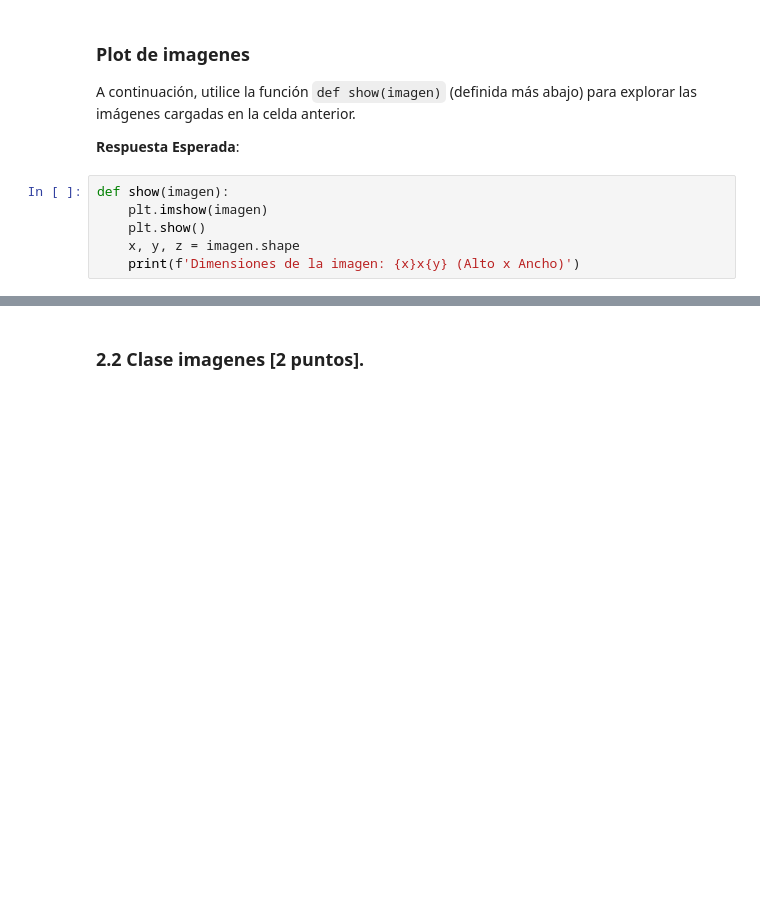
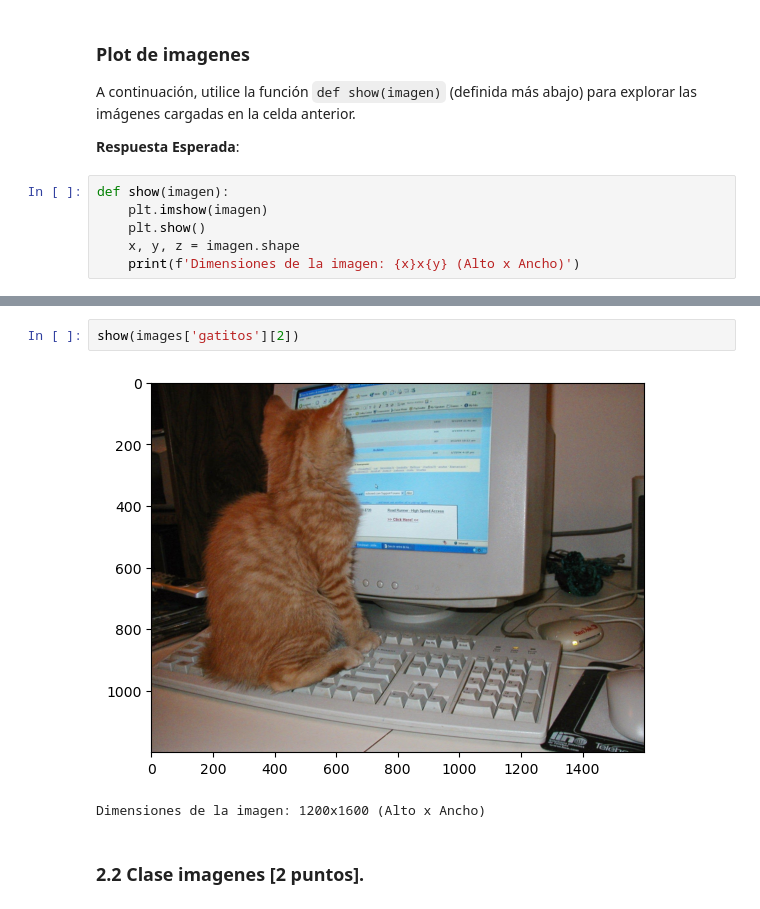
Before and after one commit to carinunez/Labs_MDS, a Jupyter notebook: Lab2_enunciado.ipynb, the cells around one changed output, grey strips where cells are left out. Drawn from its saved outputs; the diff is of its cells as text; blank space fills up the shorter version.

```diff
--- a/Lab2_enunciado.ipynb
+++ b/Lab2_enunciado.ipynb
@@ -265,3 +265,8 @@ Dimensiones de la imagen: 869x750 (Alto x Ancho)
+# %%
+show(images['gatitos'][2])
+# %% [output]
+[figure, added]
+Dimensiones de la imagen: 1200x1600 (Alto x Ancho)
 # %% [markdown]
 ### 2.2 Clase imagenes [2 puntos].
 # %% [markdown]
```
Also changed, not shown: parts of 12 cells of this notebook, 1 other file.
